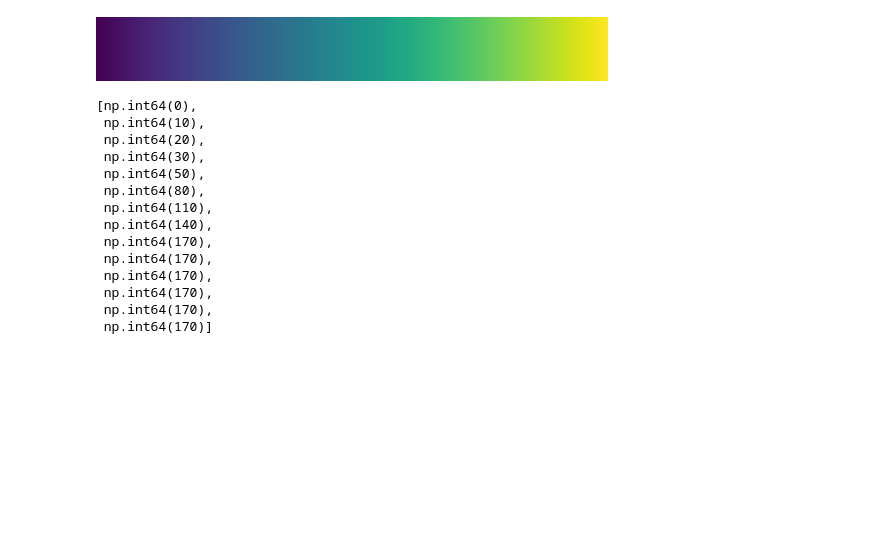
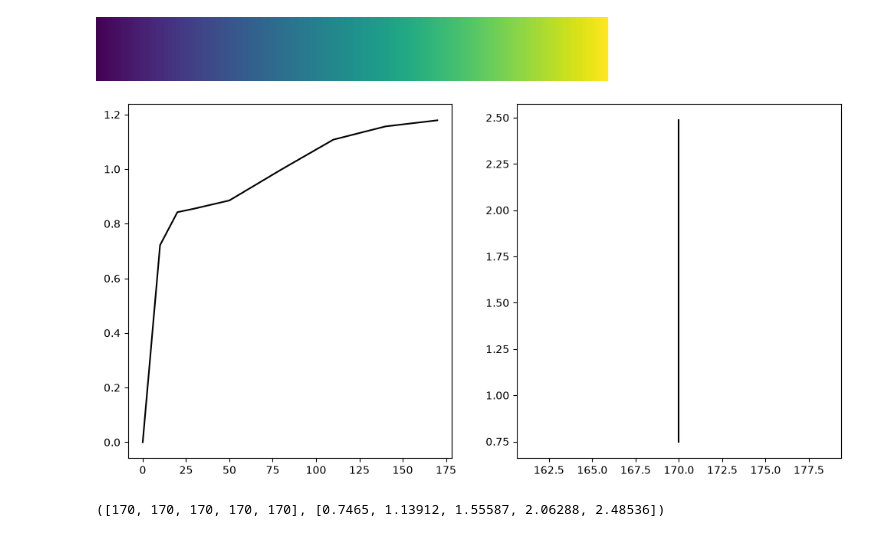
Before and after one commit to Tinonturja/Catkin_Biofilm_Adsorption, a Jupyter notebook: labaratory.ipynb, the cells around one changed output. Drawn from its saved outputs; the diff is of its cells as text; code cells hidden in the pictures; blank space fills up the shorter version.

Commit message:
Starting data preparation

```diff
--- a/labaratory.ipynb
+++ b/labaratory.ipynb
@@ -1057,34 +1057,36 @@ cmap
 # %%
 def visualize_helper_function(X:list,y:list, n:int, cmap_name):
     if n>5:
         print("Maximum plot size is 5")
     color_list = ['tab:red', 'tab:blue', ]
     cmap = plt.get_cmap(cmap_name)
     fig, axes = plt.subplots(nrows=1, ncols= n, figsize = (12,6), squeeze=False)
     for i in range(n):
         color_range = np.random.rand()
-        axes[0,i].plot(X[i], y[i], color = cmap(np.round(color_range,1)))
-        plt.show()
+        axes[0,i].plot(X[i], y[i], color = cmap(np.round(color_range)))
+    plt.show()
 
-X = list(catkin_kinetics_df['Time'].values) + list(catkin_isotherm_df['Time'].values)
-y = catkin_kinetics_df['Adsorption'].values
-#visualize_helper_function(X, y, n = 2, cmap_name= 'inferno')
-X
+kinetics_time = catkin_kinetics_df['Time'].values.tolist()
+kinetics_adsorption = catkin_kinetics_df['Adsorption'].values.tolist()
+isotherm_time = catkin_isotherm_df['Time'].values.tolist()
+isotherm_adsorption = catkin_isotherm_df['Adsorption'].values.tolist()
+X = [kinetics_time,isotherm_time]
+y = [kinetics_adsorption,isotherm_adsorption]
+visualize_helper_function(X, y, n = 2, cmap_name= 'inferno')
 # %% [output]
-[np.int64(0),
- np.int64(10),
- np.int64(20),
- np.int64(30),
- np.int64(50),
- np.int64(80),
- np.int64(110),
- np.int64(140),
- np.int64(170),
- np.int64(170),
- np.int64(170),
- np.int64(170),
- np.int64(170),
- np.int64(170)]
+[figure, added]
+# %%
+## Create the torch dataset
+class Dataset:
+    """
+    Get the input data, Scaling it, Convert it into pytorch
+    """
+    def __init__(self,dataframe, output_feature:str):
+        self.dataframe = dataframe
+        self.X = dataframe.drop[output_feature]
+        self.y = dataframe[output_feature]
+# %% [output]
+([170, 170, 170, 170, 170], [0.7465, 1.13912, 1.55587, 2.06288, 2.48536])
 # %%
 ## Create a PINN 3D Structure
 """
```
Also changed, not shown: parts of 1 cell of this notebook.
